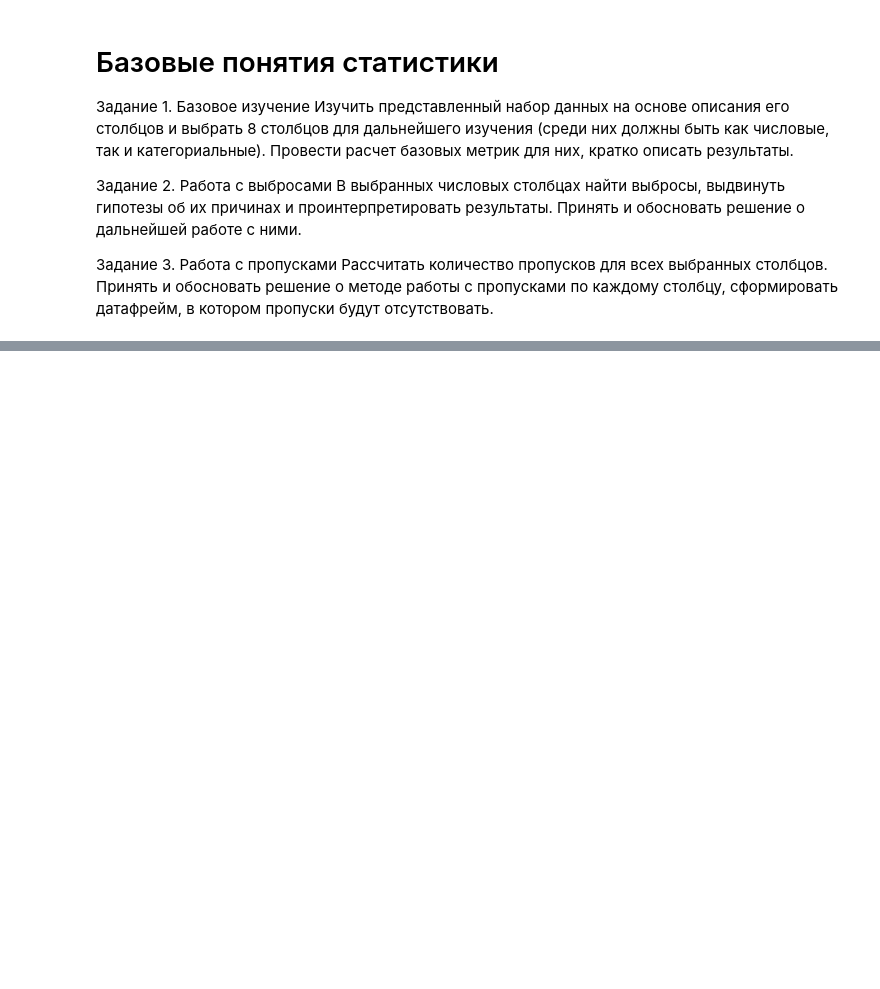
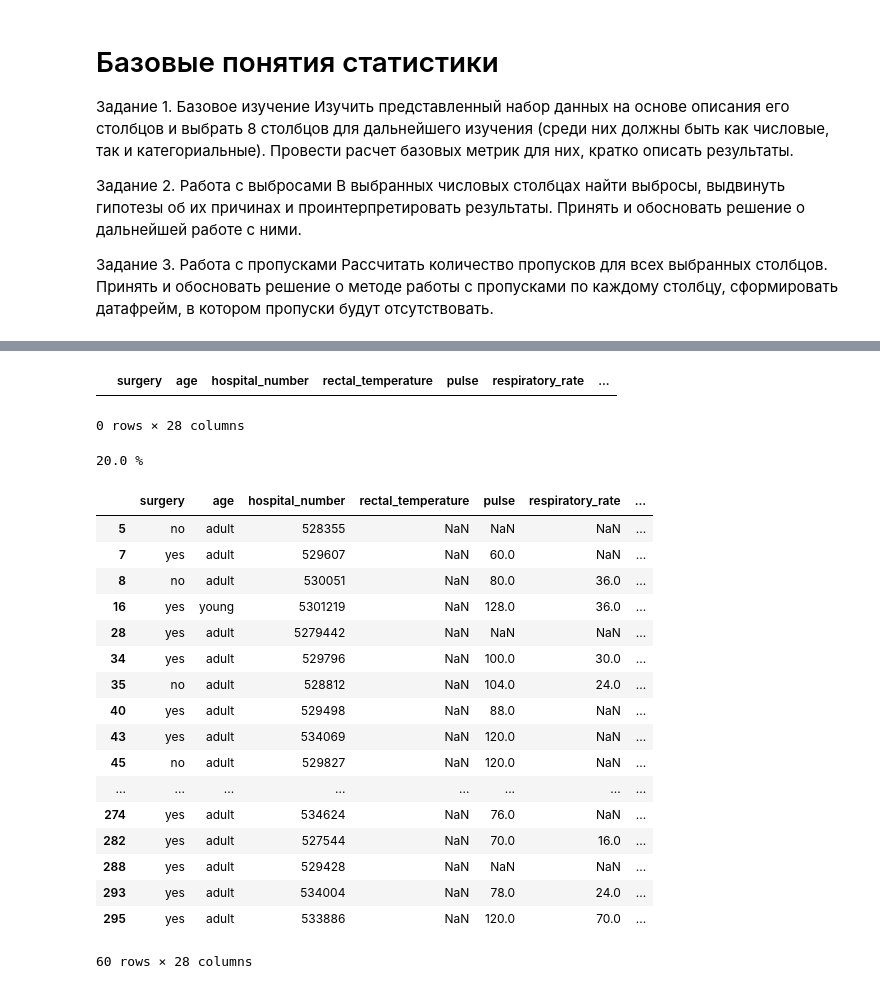
Before and after one commit to Mekhdievm/homework, a Jupyter notebook: 15/15.ipynb, the cells around one changed output, grey strips where cells are left out. Cells and saved outputs as stored; diff of their text form; code cells hidden in the pictures; blank space fills up the shorter version.

```diff
--- a/15/15.ipynb
+++ b/15/15.ipynb
@@ -281,5 +195,0 @@ print(round(len(df.loc[df['respiratory_rate'] == '?']) / len(df.index) * 100, 1)
-# %%
-# заполним значением нормы - 10
-df.loc[df['respiratory_rate'] == '?', 'respiratory_rate'] = 10
-
-df.head(20)
@@ -337,5 +195,0 @@ print(round(len(df.loc[df['temperature_of_extremities'] == '?']) / len(df.index)
-# %%
-# заполним значением нормы
-df.loc[df['temperature_of_extremities'] == '?', 'temperature_of_extremities'] = 'Normal'
-
-df.head(20)
@@ -361,17 +195,0 @@ df.head(20)
-# %%
-#peripheral_pulse
-# - subjective
-# - possible values are:
-#   1 = normal
-#   2 = increased
-#   3 = reduced
-#   4 = absent
-#normal or increased p.p.are indicative of adequate circulation while reduced or absent indicate poor perfusion
-
-# заменим на категорийное значение
-df.loc[df['peripheral_pulse'] == '1', 'peripheral_pulse'] = 'normal'
-df.loc[df['peripheral_pulse'] == '2', 'peripheral_pulse'] = 'increased'
-df.loc[df['peripheral_pulse'] == '3', 'peripheral_pulse'] = 'reduced'
-df.loc[df['peripheral_pulse'] == '4', 'peripheral_pulse'] = 'absent'
-
-df.head()
@@ -391,5 +195,0 @@ print(round(len(df.loc[df['peripheral_pulse'] == '?']) / len(df.index) * 100, 1)
-# %%
-# заполним значением нормы
-df.loc[df['peripheral_pulse'] == '?', 'peripheral_pulse'] = 'normal'
-
-df.head(20)
@@ -414,0 +202,46 @@ df.head(20)
+# %%
+#hospital_number
+# - numeric id
+# - the case number assigned to the horse(may not be unique if the horse is treated > 1 time)
+
+#категориальная величина, номер дела в госпитале
+#пропуски отсутствуют
+df[df['hospital_number'].isna()]
+# %% [output]
+|  | surgery | age | hospital_number | rectal_temperature | pulse | respiratory_rate | ... |
+0 rows × 28 columns
+# %%
+#rectal_temperature
+# - linear
+# - in degrees celsius.
+# - An elevated temp may occur due to infection.
+# - temperature may be reduced when the animal is in late shock
+# - normal temp is 37.8
+# - this parameter will usually change as the problem progresses eg.may start out normal, then become elevated because of the lesion, passing back through the normal range as the horse goes into shock
+
+# процент пропусков
+print(round(len(df.loc[df['rectal_temperature'].isna()]) / len(df.index) * 100, 1), "%")
+# %% [output]
+20.0 %
+# %%
+#неприрывная величина, температура тела лошади
+df[df['rectal_temperature'].isna()]
+# %% [output]
+|  | surgery | age | hospital_number | rectal_temperature | pulse | respiratory_rate | ... |
+| 5 | no | adult | 528355 | NaN | NaN | NaN | ... |
+| 7 | yes | adult | 529607 | NaN | 60.0 | NaN | ... |
+| 8 | no | adult | 530051 | NaN | 80.0 | 36.0 | ... |
+| 16 | yes | young | 5301219 | NaN | 128.0 | 36.0 | ... |
+| 28 | yes | adult | 5279442 | NaN | NaN | NaN | ... |
+| 34 | yes | adult | 529796 | NaN | 100.0 | 30.0 | ... |
+| 35 | no | adult | 528812 | NaN | 104.0 | 24.0 | ... |
+| 40 | yes | adult | 529498 | NaN | 88.0 | NaN | ... |
+| 43 | yes | adult | 534069 | NaN | 120.0 | NaN | ... |
+| 45 | no | adult | 529827 | NaN | 120.0 | NaN | ... |
+| ... | ... | ... | ... | ... | ... | ... | ... |
+| 274 | yes | adult | 534624 | NaN | 76.0 | NaN | ... |
+| 282 | yes | adult | 527544 | NaN | 70.0 | 16.0 | ... |
+| 288 | yes | adult | 529428 | NaN | NaN | NaN | ... |
+| 293 | yes | adult | 534004 | NaN | 78.0 | 24.0 | ... |
+| 295 | yes | adult | 533886 | NaN | 120.0 | 70.0 | ... |
+60 rows × 28 columns
```
Also changed, not shown: parts of 44 cells of this notebook.
